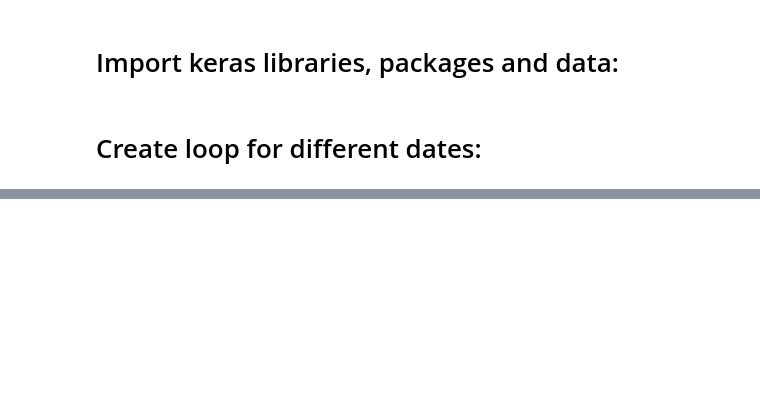
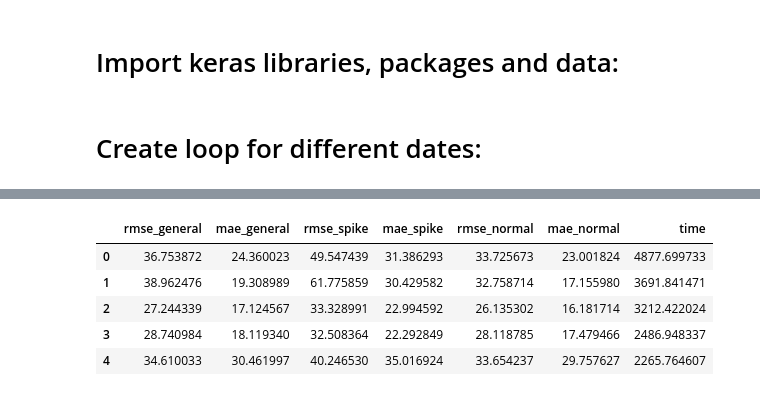
Before and after one commit to mam619/SEF_Thesis, a Jupyter notebook: Regression_LSTM_Tunning/Regression_LSTM_Tuning_5_prediction_window.ipynb, the cells around one changed output, grey strips where cells are left out. Cells and saved outputs as stored; diff of their text form; code cells hidden in the pictures; blank space fills up the shorter version.

```diff
--- a/Regression_LSTM_Tunning/Regression_LSTM_Tuning_5_prediction_window.ipynb
+++ b/Regression_LSTM_Tunning/Regression_LSTM_Tuning_5_prediction_window.ipynb
@@ -24,9 +24,9 @@ date =  [2018010000,
 # parameters
 steps = 96
 n_hidden = 2
-units = 150
+units = 180
 batch_size = 336
-epochs = 100
+epochs = 180
 features_num = 14
 
 # lists to append results
@@ -123,6 +123,8 @@ def regressor_tunning(kernel_initializer = 'he_uniform',
     model.compile(loss = 'mse', metrics = ['mse', 'mae'], optimizer = optimizer)
     return model
 
+# for final one
+date = [2018110000]
 
 # LOOP STARTS
 for i in date:
@@ -158,7 +160,7 @@ for i in date:
 
     # divide data into train and test
     X_train, X_val, y_train, y_val = train_test_split(
-             X_train, y_train, test_size = 0.15, shuffle=False)
+             X_train, y_train, test_size = 0.10, shuffle=False)
 
     # put data into correct shape
     X_train, y_train = split_data(X_train, y_train, steps)
@@ -179,8 +181,8 @@ for i in date:
                         y_train,
                         batch_size = batch_size,
                         epochs = epochs,
-                        shuffle = False,
-                        validation_data = (X_val, y_val))
+                        shuffle = False)
+                        #validation_data = (X_val, y_val))
 
     model.reset_states()
 
@@ -427,5 +362,12 @@ results.style.apply(highlight_min)
 # %%
-results.min()
+results
+# %% [output]
+|  | rmse_general | mae_general | rmse_spike | mae_spike | rmse_normal | mae_normal | time |
+| 0 | 36.753872 | 24.360023 | 49.547439 | 31.386293 | 33.725673 | 23.001824 | 4877.699733 |
+| 1 | 38.962476 | 19.308989 | 61.775859 | 30.429582 | 32.758714 | 17.155980 | 3691.841471 |
+| 2 | 27.244339 | 17.124567 | 33.328991 | 22.994592 | 26.135302 | 16.181714 | 3212.422024 |
+| 3 | 28.740984 | 18.119340 | 32.508364 | 22.292849 | 28.118785 | 17.479466 | 2486.948337 |
+| 4 | 34.610033 | 30.461997 | 40.246530 | 35.016924 | 33.654237 | 29.757627 | 2265.764607 |
 # %%
 !pip install matplotlib
 
```
Also changed, not shown: parts of 4 cells of this notebook, 8 other files.
